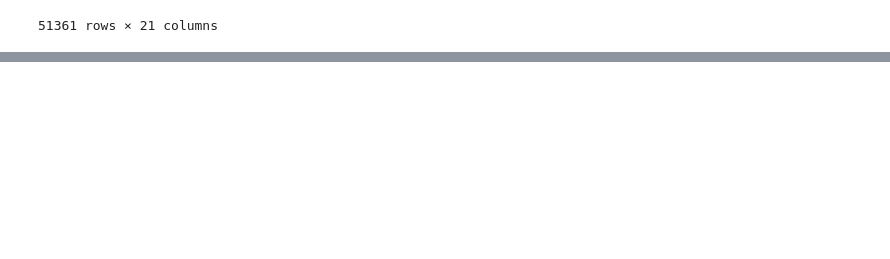
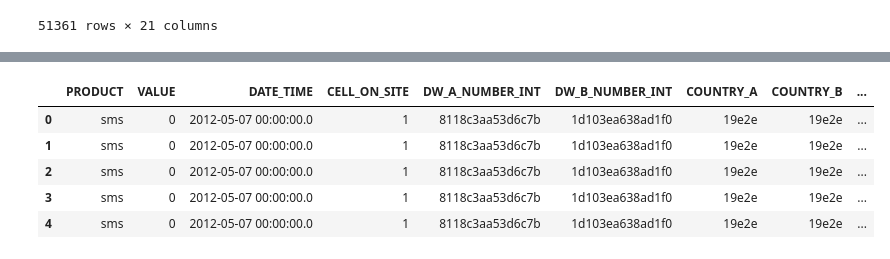
Before and after one commit to CorletteN/data-analysis, a Jupyter notebook: CORLETTE_IP3.ipynb, the cells around one changed output, grey strips where cells are left out. Cells and saved outputs as stored; diff of their text form; code cells hidden in the pictures; blank space fills up the shorter version.

```diff
--- a/CORLETTE_IP3.ipynb
+++ b/CORLETTE_IP3.ipynb
@@ -109,0 +211,10 @@ df_n
+# %%
+#Looking at top n records
+df_n.head()
+# %% [output]
+|  | PRODUCT | VALUE | DATE_TIME | CELL_ON_SITE | DW_A_NUMBER_INT | DW_B_NUMBER_INT | COUNTRY_A | COUNTRY_B | ... |
+| 0 | sms | 0 | 2012-05-07 00:00:00.0 | 1 | 8118c3aa53d6c7b | 1d103ea638ad1f0 | 19e2e | 19e2e | ... |
+| 1 | sms | 0 | 2012-05-07 00:00:00.0 | 1 | 8118c3aa53d6c7b | 1d103ea638ad1f0 | 19e2e | 19e2e | ... |
+| 2 | sms | 0 | 2012-05-07 00:00:00.0 | 1 | 8118c3aa53d6c7b | 1d103ea638ad1f0 | 19e2e | 19e2e | ... |
+| 3 | sms | 0 | 2012-05-07 00:00:00.0 | 1 | 8118c3aa53d6c7b | 1d103ea638ad1f0 | 19e2e | 19e2e | ... |
+| 4 | sms | 0 | 2012-05-07 00:00:00.0 | 1 | 8118c3aa53d6c7b | 1d103ea638ad1f0 | 19e2e | 19e2e | ... |
```
Also changed, not shown: parts of 9 cells of this notebook.
